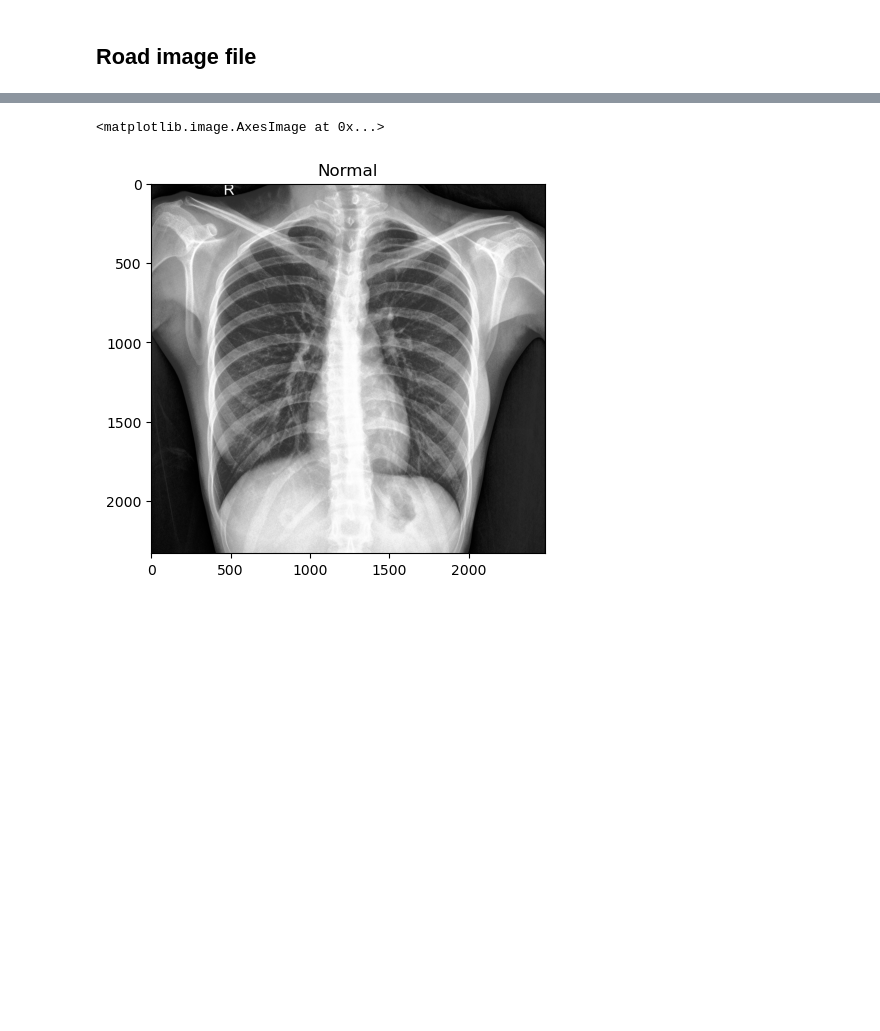
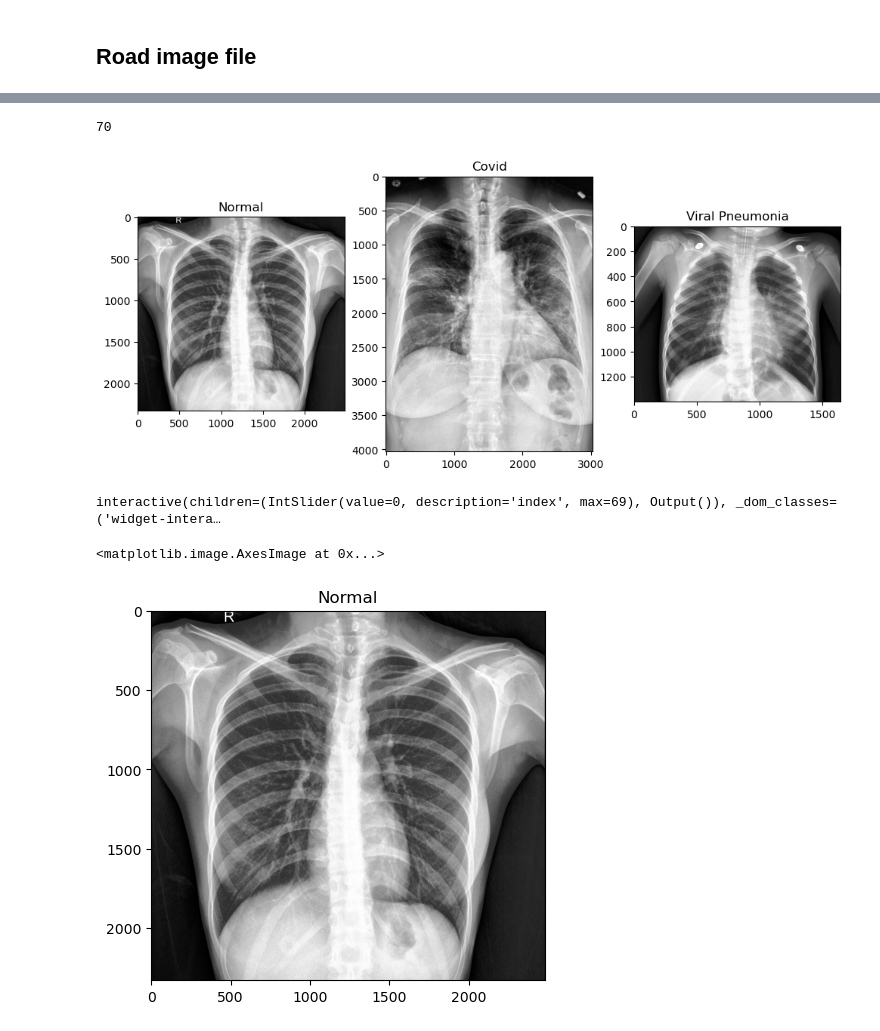
Before and after one commit to YuLim2/COVID-19_Detection_by_X-ray, a Jupyter notebook: COVID-19_claaification.ipynb, the cells around one changed output, grey strips where cells are left out. Drawn from its saved outputs; the diff is of its cells as text; code cells hidden in the pictures; blank space fills up the shorter version.

Commit message:
ADD: visualization of training data for index

```diff
--- a/COVID-19_claaification.ipynb
+++ b/COVID-19_claaification.ipynb
@@ -14,3 +14,14 @@ def list_image_files(data_dir, sub_dir):
         if file_path.split(".")[-1] in IMAGE_FORMAT:
             image_files.append(os.path.join(sub_dir, file_path))
     return image_files
+# %%
+def get_RGB_image(data_dir, file_name):
+    image_file = os.path.join(data_dir, file_name)
+    image = cv2.imread(image_file)
+    image = cv2.cvtColor(image, cv2.COLOR_BGR2RGB)
+    return image
+# %%
+train_normals_list = list_image_files(train_data_dir, "Normal")
+train_covids_list = list_image_files(train_data_dir, "Covid")
+train_pneumonias_list = list_image_files(train_data_dir, "Viral Pneumonia")
+train_normals_list
@@ -17,3 +49,30 @@ def list_image_files(data_dir, sub_dir):
+# %%
+min_num_files = min(len(train_normals_list), len(train_covids_list), len(train_pneumonias_list))
+print(min_num_files)
+# %% [output]
+70
+# %%
+@interact(index=(0, min_num_files-1))
+def show_samples(index=0):
+    normal_image = get_RGB_image(train_data_dir, train_normals_list[index])
+    covid_image = get_RGB_image(train_data_dir, train_covids_list[index])
+    pneumonia_image = get_RGB_image(train_data_dir, train_pneumonias_list[index])
+
+    plt.figure(figsize=(12, 8))
+    plt.subplot(131)
+    plt.title(f'Normal')
+    plt.imshow(normal_image)
+
+    plt.subplot(132)
+    plt.title(f'Covid')
+    plt.imshow(covid_image)
+
+    plt.subplot(133)
+    plt.title(f'Viral Pneumonia')
+    plt.imshow(pneumonia_image)
+# %% [output]
+[figure, added]
+interactive(children=(IntSlider(value=0, description='index', max=69), Output()), _dom_classes=('widget-intera…
 # %%
 # Road image file path
 train_data_dir = "./Covid19-dataset/train"
```
Also changed, not shown: parts of 8 cells of this notebook.
